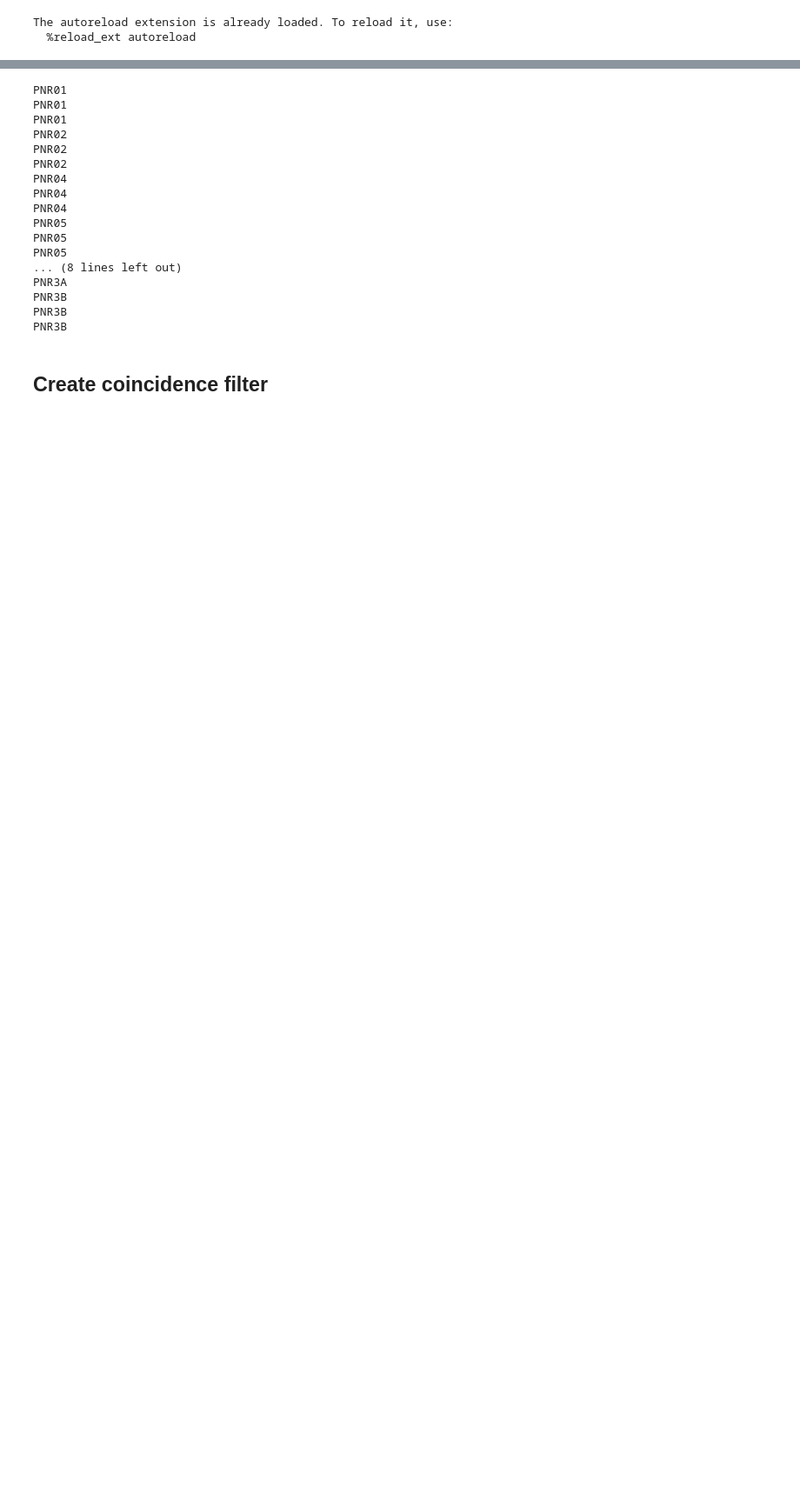
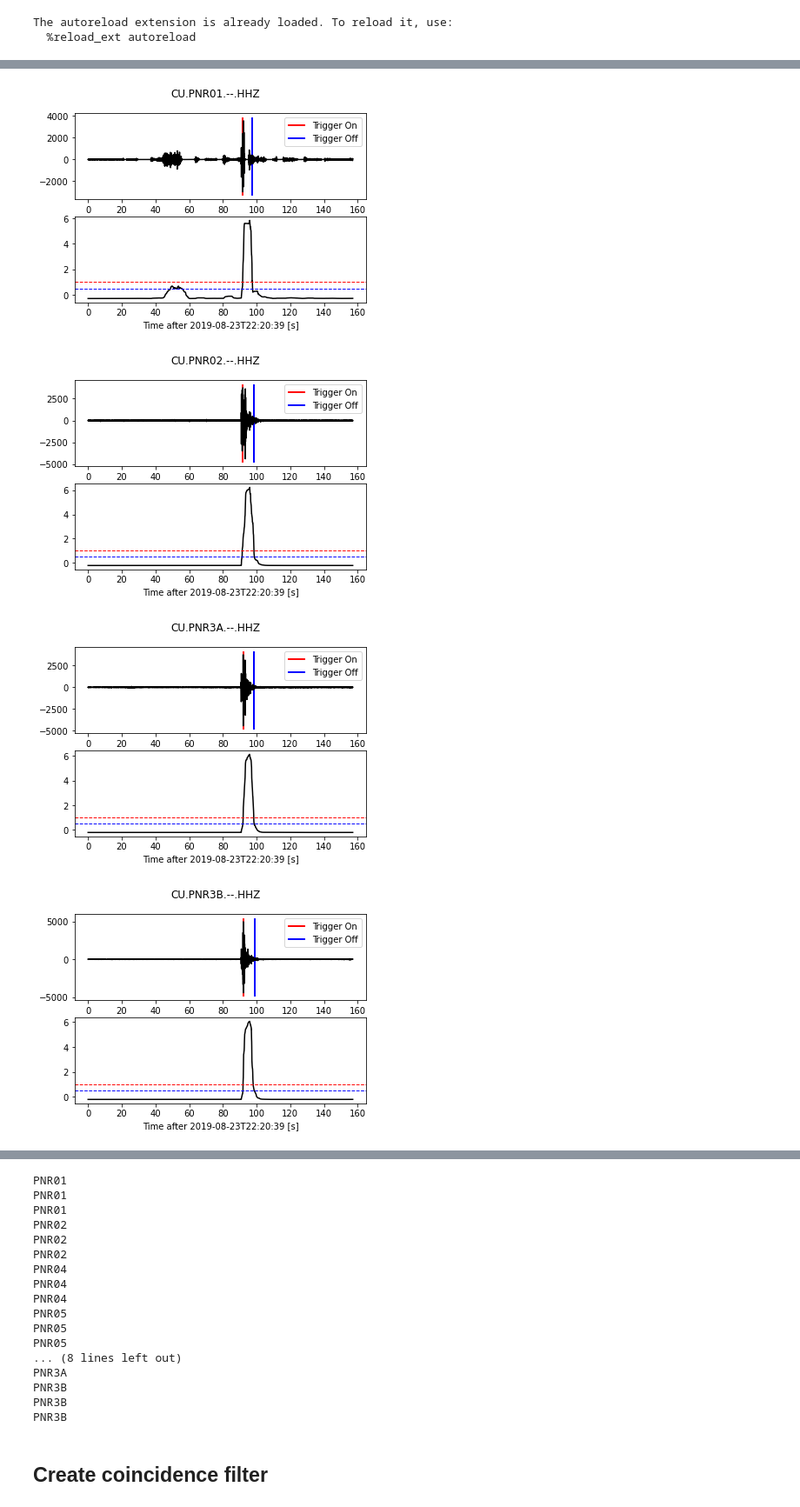
Before and after one commit to AntonyButcher/ISpy, a Jupyter notebook: examples/triggers.ipynb, the cells around one changed output, grey strips where cells are left out. Shown at 87% size. Cells and saved outputs as stored; diff of their text form; code cells hidden in the pictures; blank space fills up the shorter version.

Commit message:
trigger check

```diff
--- a/examples/triggers.ipynb
+++ b/examples/triggers.ipynb
@@ -35,5 +33,5 @@ The autoreload extension is already loaded. To reload it, use:
 # %%
-stations=['PNR0','PNR01','PNR02','PNR3A','PNR3B','PNR04','PNR05','PNR06','PNR07']
+stations=['PNR01','PNR02','PNR3A','PNR3B','PNR04','PNR05','PNR06','PNR07']
 channels=['HHE','HHN','HHZ']
 filename='data/2019-08-23-2220-39S.BLAC__069'
 
@@ -40,0 +41,7 @@ st=utils.data_in(filename,stations,channels,plot=True)
+# %%
+trigger.trigger_check(st,station='PNR*',channel='HHZ',on=1,off=0.5,window=5)
+# %% [output]
+[figure, added]
+[figure, added]
+[figure, added]
+[figure, added]
```
Also changed, not shown: parts of 16 cells of this notebook, 2 other files.
